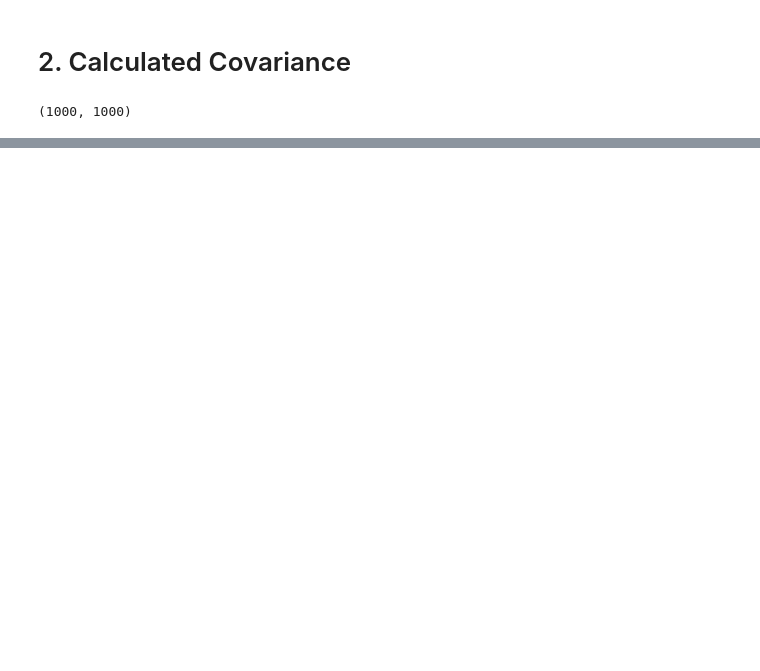
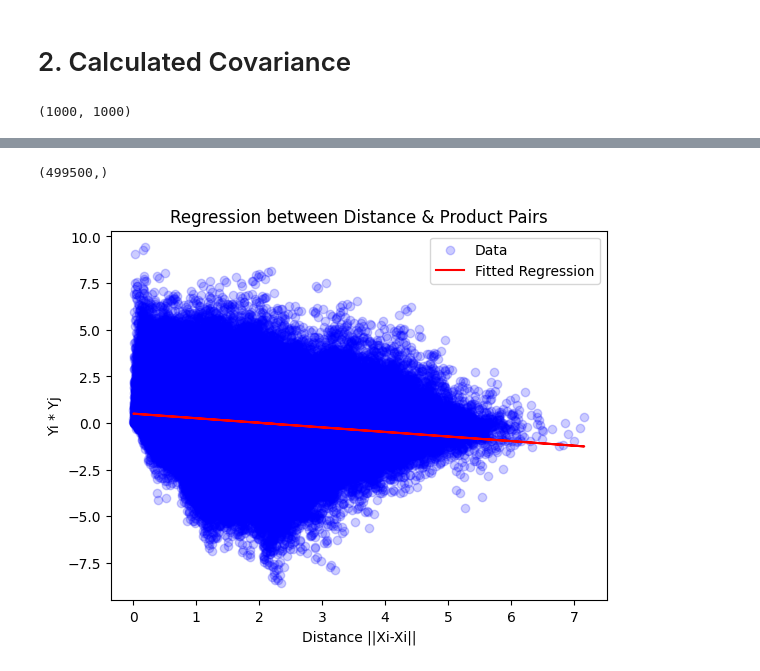
Before and after one commit to 272-burger/Covariance-Modeling, a Jupyter notebook: Covariance/RA_ExpPlotting.ipynb, the cells around one changed output, grey strips where cells are left out. Drawn from its saved outputs; the diff is of its cells as text; code cells hidden in the pictures; blank space fills up the shorter version.

Commit message:
add regression

```diff
--- a/Covariance/RA_ExpPlotting.ipynb
+++ b/Covariance/RA_ExpPlotting.ipynb
@@ -119,0 +145,3 @@ plt.show()
+# %%
+distances = pd.DataFrame(d, index=col_names, columns=col_names)
+distances.head()
@@ -119,0 +156,36 @@ plt.show()
+# %%
+# get distance pairs of yi & yj
+dis_pairs = [(distances[yi][yj]) for yi, yj in column_pairs]
+# %%
+# yi*yj pairs
+y1 = y_df.loc[0,:]
+
+product_pairs = []
+index_names = []
+
+for i in range(1, N):
+    for j in range(i+1, N+1):
+        product_pairs.append(y1['y{}'.format(i)]*y1['y{}'.format(j)])
+        index_names.append('y{}*y{}'.format(i,j))
+# %%
+# Perform polynomial regression
+degree = 1  # Degree of the polynomial regression
+coefficients = np.polyfit(dis_pairs, product_pairs, degree)
+
+# Generate fitted values using the polynomial coefficients
+fitted_values = np.polyval(coefficients, dis_pairs)
+# %%
+np.shape(fitted_values)
+# %% [output]
+(499500,)
+# %%
+# Plot the original data and the fitted regression line
+plt.scatter(dis_pairs, product_pairs, color='blue', label='Data', alpha=0.2)
+plt.plot(dis_pairs, fitted_values, color='red', label='Fitted Regression')
+plt.xlabel('Distance ||Xi-Xi||')
+plt.ylabel('Yi * Yj')
+plt.title('Regression between Distance & Product Pairs')
+plt.legend()
+plt.show()
+# %% [output]
+[figure, added]
```
Also changed, not shown: parts of 7 cells of this notebook.
